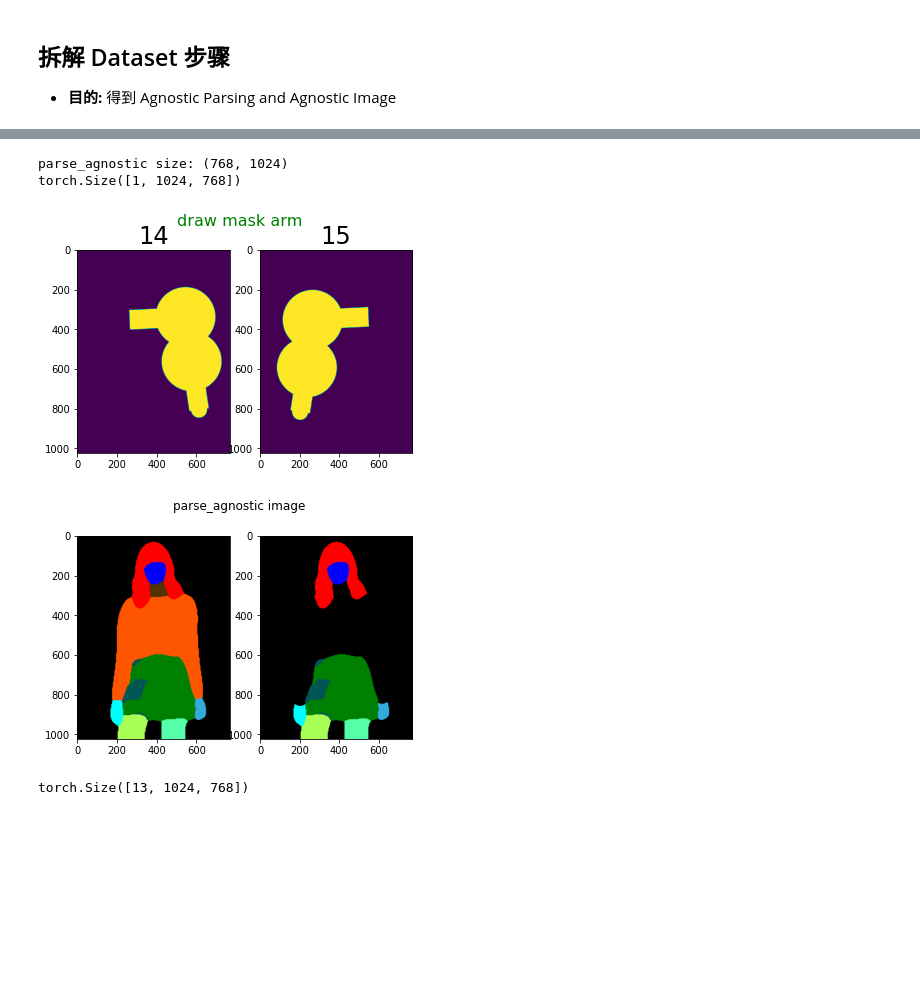
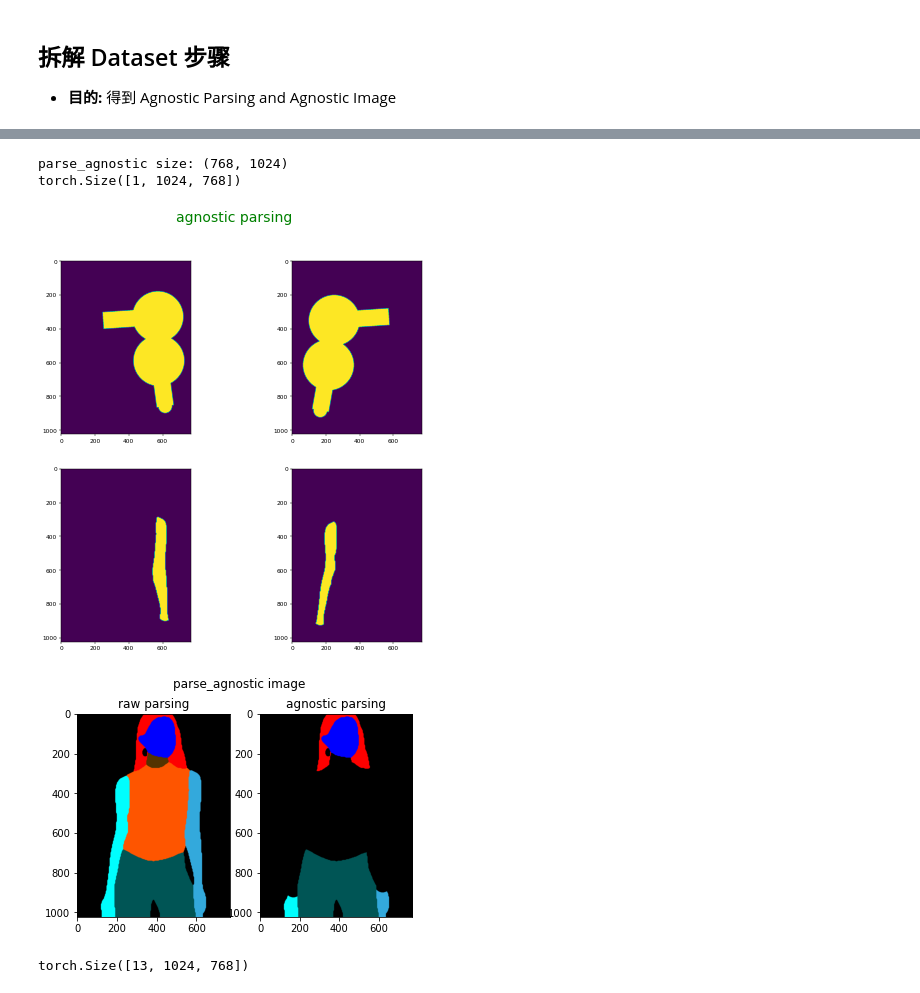
Before and after one commit to jiaqianjing/VITON-HD, a Jupyter notebook: analysis.ipynb, the cells around one changed output, grey strips where cells are left out. Cells and saved outputs as stored; diff of their text form; code cells hidden in the pictures; blank space fills up the shorter version.

```diff
--- a/analysis.ipynb
+++ b/analysis.ipynb
@@ -140,7 +140,9 @@ def get_parse_agnostic(load_width: int, load_height: int, parse: Image, pose_dat
     r = 10
     agnostic = parse.copy()
 
-    # mask arms (移除左右手臂)
+    # mask arms (移除左右手臂， human parsing 中标签值 14， 15 分别代表 leftArm/rightArm, pose_data 中下标 2,3,4,5,6,7 为手臂的关键点)
+    mask_arms = []
+    parse_arms = []
     for parse_id, pose_ids in [(14, [2, 5, 6, 7]), (15, [5, 2, 3, 4])]:
         mask_arm = Image.new('L', (load_width, load_height), 'black')
         # 2D 编辑图像函数, 用于编辑上面创建 mask_arm 图片
@@ -155,51 +157,54 @@ def get_parse_agnostic(load_width: int, load_height: int, parse: Image, pose_dat
             mask_arm_draw.ellipse((pointx-radius, pointy-radius, pointx+radius, pointy+radius), 'white', 'white')
             i_prev = i
 
-        # 可视化手臂的涂抹画板
-        plt.suptitle("draw mask arm", fontsize=16, color='green')
-        draw_plot = plt.subplot(1, 2, parse_id-13)
-        draw_plot.set_title(parse_id, fontsize=24)
-        draw_plot.imshow(mask_arm)
+        # 暂存根据 pose_data 选中左右手臂的区域，用于可视化
+        mask_arms.append(mask_arm)
 
 
         # 取 mask_arm（不含手的信息） 和 human parsing 左右手臂（含手的信息）交集的部分（为了保留手的信息）
         parse_arm = (np.array(mask_arm) / 255) * (parse_array == parse_id).astype(np.float32)
-
-        # 可视化最终要 mask 的手臂部分
-        # plt.suptitle("mask arm", fontsize=16, color='green')
-        # mask_plot = plt.subplot(1, 2, parse_id-13)
-        # mask_plot.set_title(parse_id, fontsize=24)
-        # mask_plot.imshow(Image.fromarray(np.uint8(parse_arm * 255), 'L'))
+        parse_arm_img = Image.fromarray(np.uint8(parse_arm * 255), 'L')
+        parse_arms.append(parse_arm_img)
 
 
-        agnostic.paste(0, None, Image.fromarray(np.uint8(parse_arm * 255), 'L'))
+        # 仅对 mask 中为 255 像素值的位置进行复制，为 0 像素值的位置，保持原图
+        agnostic.paste(im=0, box=None, mask=parse_arm_img)
 
     # mask torso & neck (移除 humanparsing 的上身躯干和脖子)
     # im 为要复制的图像（全黑），仅对 mask 中为 255 像素值的位置进行复制，为 0 像素值的位置，保持原图
     agnostic.paste(im=0, box=None, mask=Image.fromarray(np.uint8(parse_upper * 255), 'L'))
     agnostic.paste(im=0, box=None, mask=Image.fromarray(np.uint8(parse_neck * 255), 'L'))
+
+    # visual mask process
+    fig = plt.figure(figsize=(13, 12), dpi=42)
+    plt.suptitle("agnostic parsing",  fontsize=24, color='green')
+    for i, img in enumerate(mask_arms+parse_arms):
+        plt.subplot(2, 2, i+1)
+        plt.imshow(img)
 
     return agnostic
 
 # =======================================================
 # 获取 agnostic 语义分割图；移除手臂、脖子、上身躯干（保留手）
 # =======================================================
 parse_agnostic = get_parse_agnostic(768, 1024, parse, pose_data)
 print(f'parse_agnostic size: {parse_agnostic.size}')
 
 new_fig = plt.figure()
 plt.suptitle("parse_agnostic image")
 plt.subplot(1, 2, 1)
+plt.title("raw parsing")
 plt.imshow(parse)
 plt.subplot(1, 2, 2)
+plt.title("agnostic parsing")
 plt.imshow(parse_agnostic)
 parse_agnostic = torch.from_numpy(np.array(parse_agnostic)[np.newaxis,:]).long()
 print(parse_agnostic.shape)
 # %% [output]
 parse_agnostic size: (768, 1024)
 torch.Size([1, 1024, 768])
-[figure, old version]
+[figure, new version]
-[figure, old version]
+[figure, new version]
 # %%
 # ========================================================================
 # Human Parsing(num_class=20) -> VITON Parsing (num_class=13) & One-Hot
```
Also changed, not shown: parts of 8 cells of this notebook, 1 other file.
